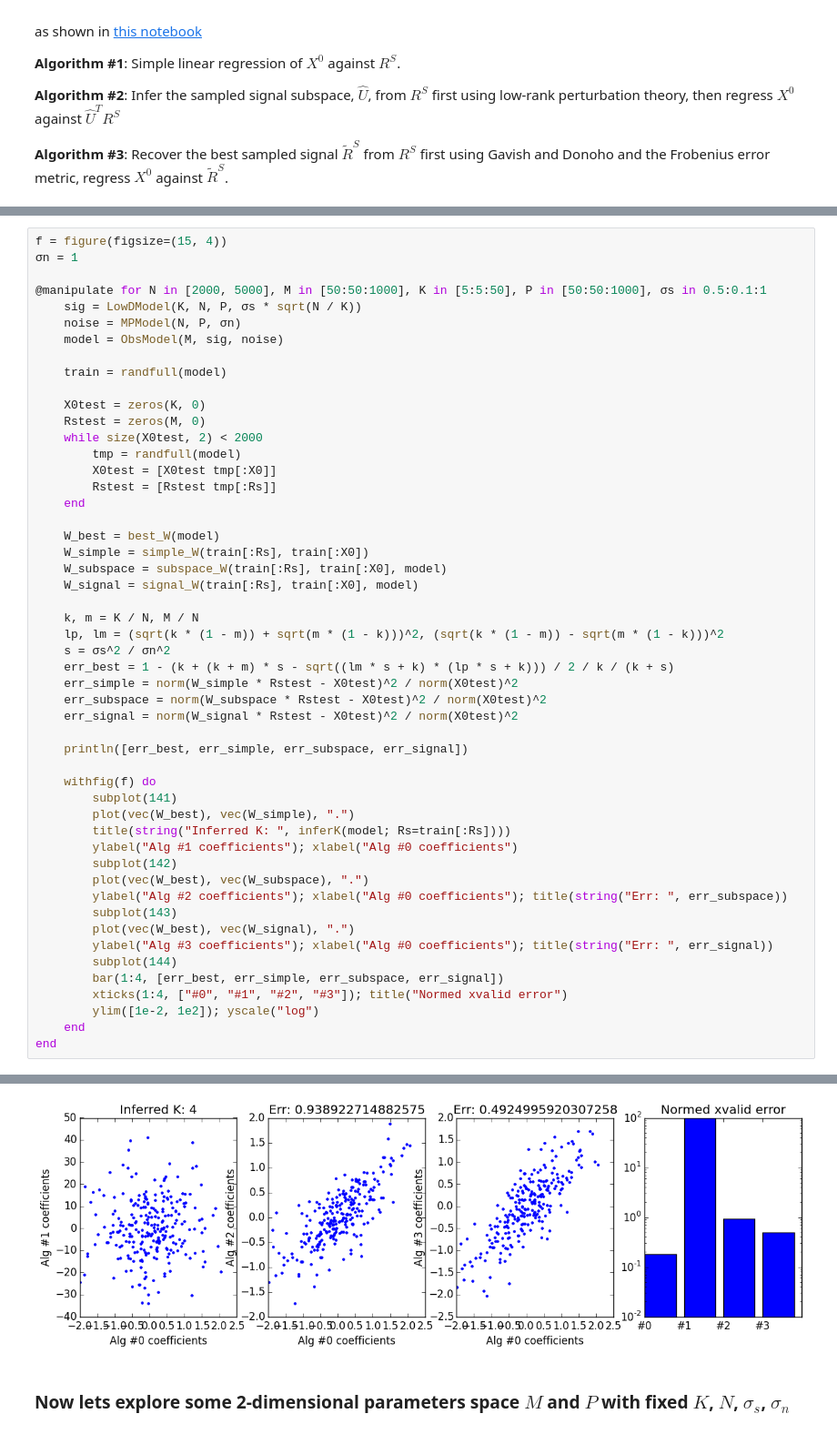
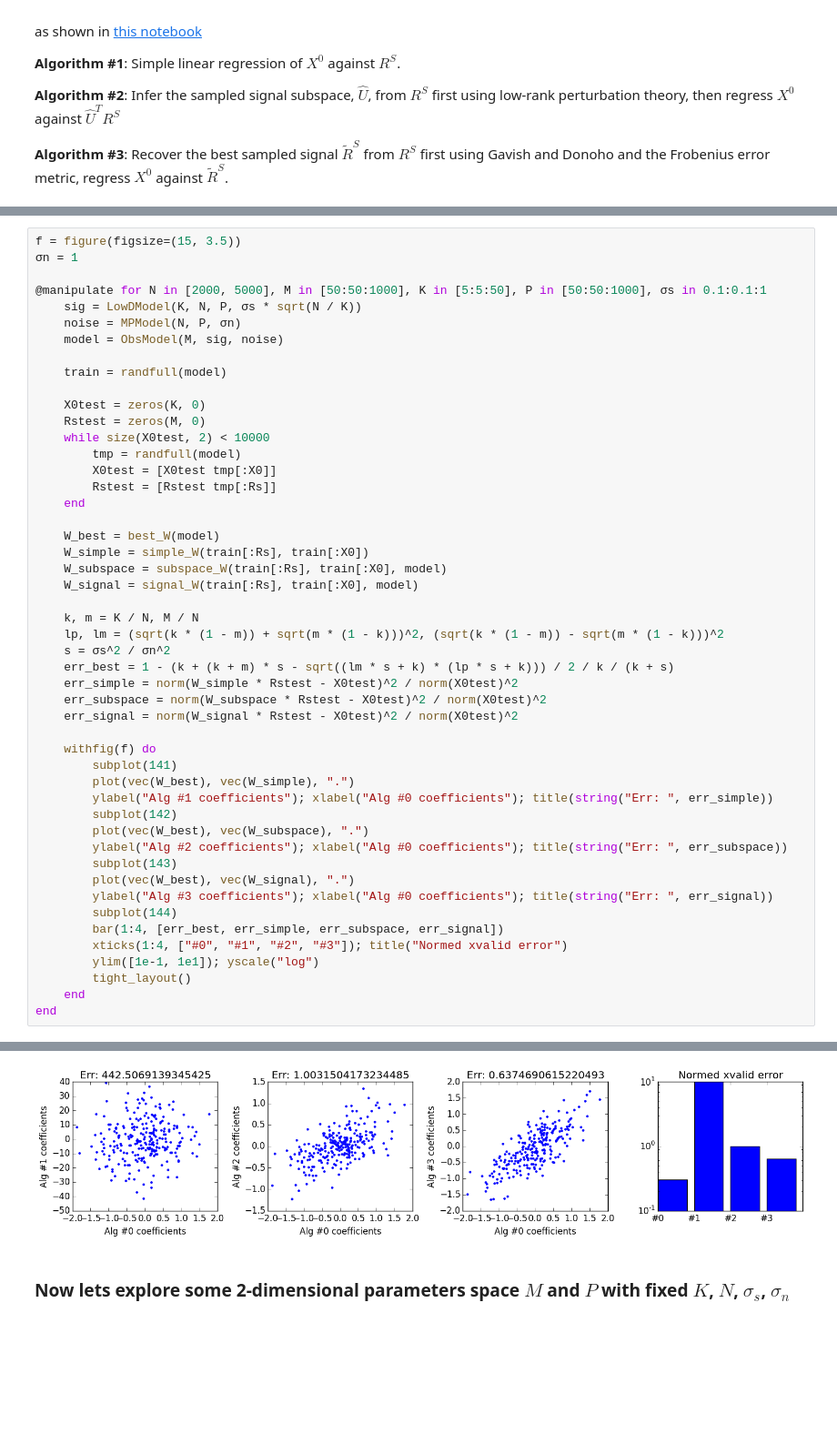
Before and after one commit to ganguli-lab/single-trial, a Jupyter notebook: notebooks/Analysis - Static Low-D Stim Decoding.ipynb, the cells around one changed output, grey strips where cells are left out. Shown at 91% size. Cells and saved outputs as stored; diff of their text form; blank space fills up the shorter version.

Commit message:
better plotting in low-D stim decoding

```diff
--- a/notebooks/Analysis - Static Low-D Stim Decoding.ipynb
+++ b/notebooks/Analysis - Static Low-D Stim Decoding.ipynb
@@ -171,10 +170,10 @@ end
     end
 end
 # %%
-f = figure(figsize=(15, 4))
+f = figure(figsize=(15, 3.5))
 σn = 1
 
-@manipulate for N in [2000, 5000], M in [50:50:1000], K in [5:5:50], P in [50:50:1000], σs in 0.5:0.1:1
+@manipulate for N in [2000, 5000], M in [50:50:1000], K in [5:5:50], P in [50:50:1000], σs in 0.1:0.1:1
     sig = LowDModel(K, N, P, σs * sqrt(N / K))
     noise = MPModel(N, P, σn)
     model = ObsModel(M, sig, noise)
@@ -183,7 +182,7 @@ f = figure(figsize=(15, 4))
 
     X0test = zeros(K, 0)
     Rstest = zeros(M, 0)
-    while size(X0test, 2) < 2000
+    while size(X0test, 2) < 10000
         tmp = randfull(model)
         X0test = [X0test tmp[:X0]]
         Rstest = [Rstest tmp[:Rs]]
@@ -202,13 +201,10 @@ f = figure(figsize=(15, 4))
     err_subspace = norm(W_subspace * Rstest - X0test)^2 / norm(X0test)^2
     err_signal = norm(W_signal * Rstest - X0test)^2 / norm(X0test)^2
 
-    println([err_best, err_simple, err_subspace, err_signal])
-
     withfig(f) do
         subplot(141)
         plot(vec(W_best), vec(W_simple), ".")
-        title(string("Inferred K: ", inferK(model; Rs=train[:Rs])))
-        ylabel("Alg #1 coefficients"); xlabel("Alg #0 coefficients")
+        ylabel("Alg #1 coefficients"); xlabel("Alg #0 coefficients"); title(string("Err: ", err_simple))
         subplot(142)
         plot(vec(W_best), vec(W_subspace), ".")
         ylabel("Alg #2 coefficients"); xlabel("Alg #0 coefficients"); title(string("Err: ", err_subspace))
@@ -218,7 +214,8 @@ f = figure(figsize=(15, 4))
         subplot(144)
         bar(1:4, [err_best, err_simple, err_subspace, err_signal])
         xticks(1:4, ["#0", "#1", "#2", "#3"]); title("Normed xvalid error")
-        ylim([1e-2, 1e2]); yscale("log")
+        ylim([1e-1, 1e1]); yscale("log")
+        tight_layout()
     end
 end
 # %% [output]
@@ -231,4 +227,4 @@ Slider{Float64}([Input{Float64}] 0.7,"σs",0.7,0.5:0.1:1.0)
-[figure, old version]
+[figure, new version]
 # %% [markdown]
 ### Now lets explore some 2-dimensional parameters space $M$ and $P$ with fixed $K$, $N$, $\sigma_s$, $\sigma_n$
 # %%
```
Also changed, not shown: parts of 6 cells of this notebook.
